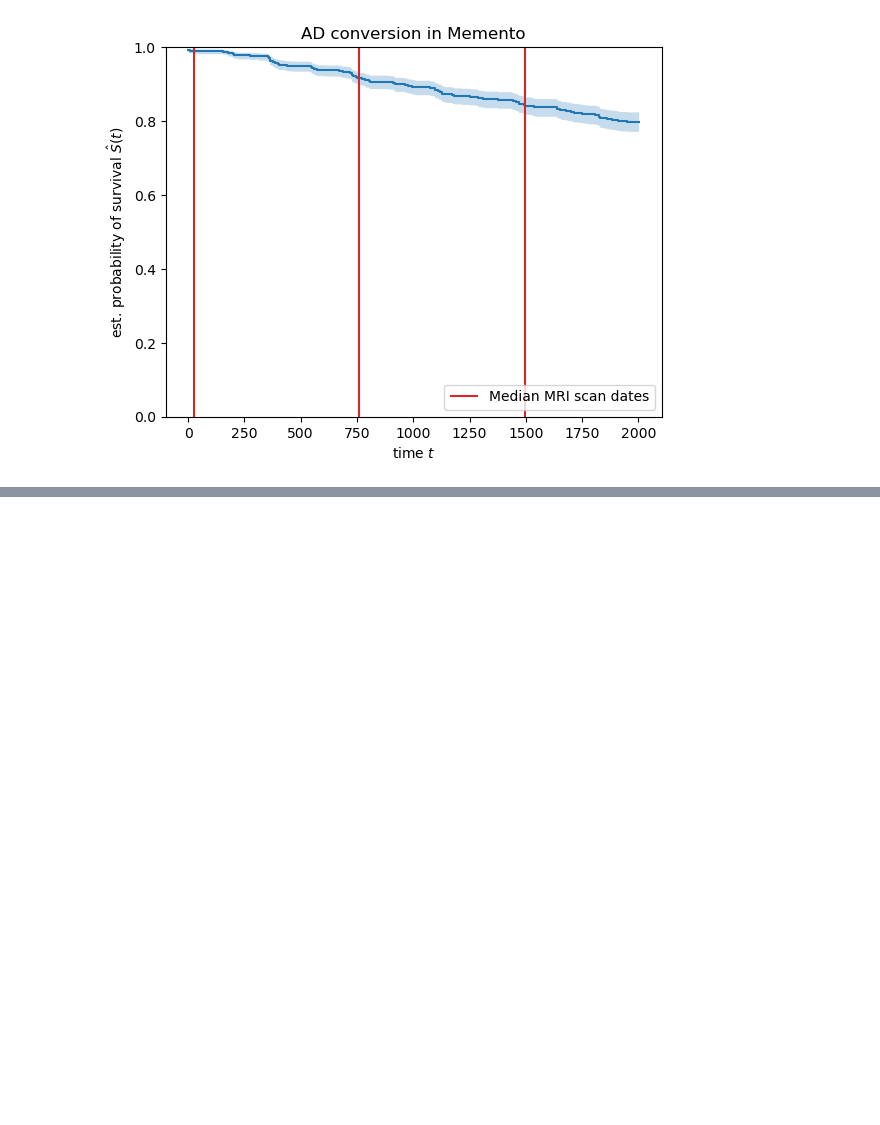
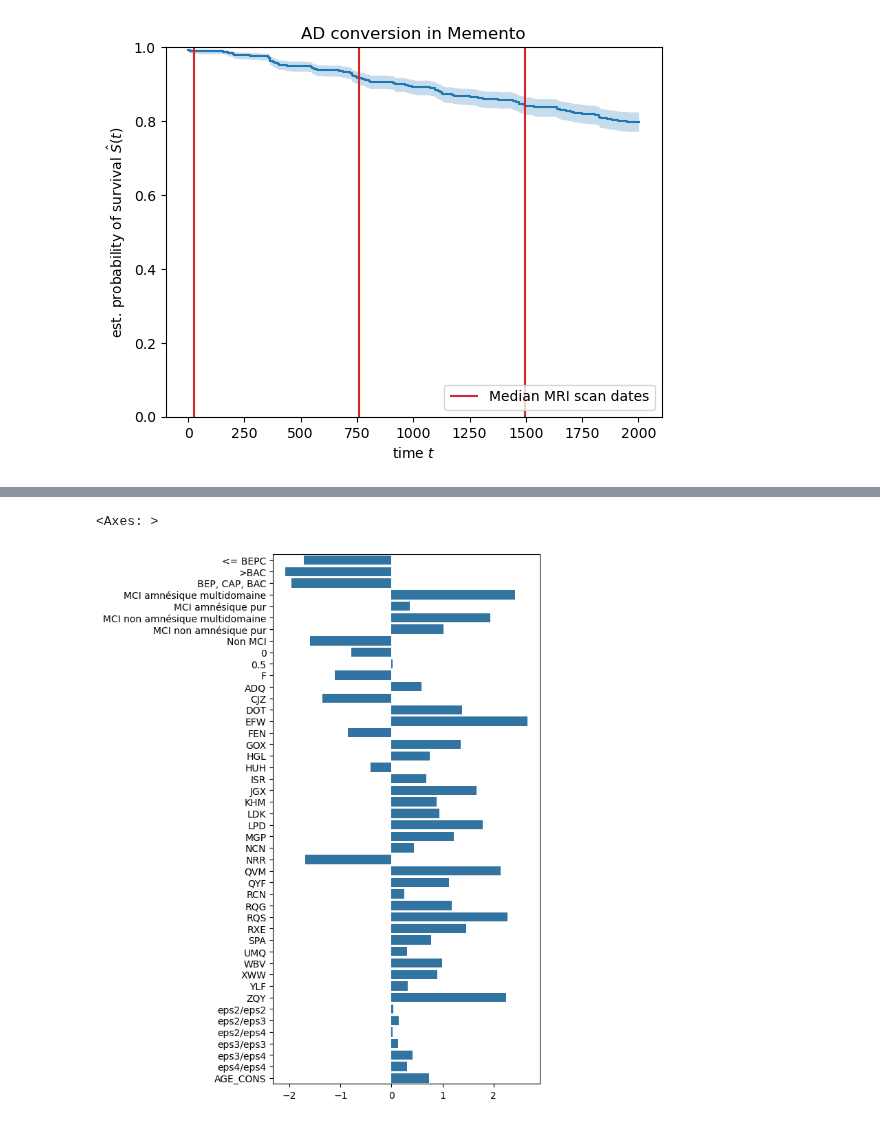
Before and after one commit to jonathan-legrand/bold-dementia, a Jupyter notebook: notebooks/prediction.ipynb, the cells around one changed output, grey strips where cells are left out. Drawn from its saved outputs; the diff is of its cells as text; code cells hidden in the pictures; blank space fills up the shorter version.

Commit message:
Fit Cox model

```diff
--- a/notebooks/prediction.ipynb
+++ b/notebooks/prediction.ipynb
@@ -101,3 +103,8 @@ plt.title("AD conversion in Memento")
 plt.show()
 # %% [output]
 [figure]
+# %%
+# TODO Add sex
+features = [
+    "NIVETUD", "AGE_CONS", "CEN_ANOM", "MCI", "CDRSCR", "APOE_geno"
+]
@@ -103,0 +120,14 @@ plt.show()
+# %%
+from sksurv.linear_model import CoxPHSurvivalAnalysis
+from sklearn.compose import ColumnTransformer
+from sklearn.preprocessing import OneHotEncoder
+
+column_trans = ColumnTransformer(
+    [
+        ('categories', OneHotEncoder(dtype='float'), ['NIVETUD', "MCI", "CDRSCR", "CEN_ANOM", "APOE_geno"])
+    ],
+    remainder='passthrough',
+    verbose_feature_names_out=True,
+    sparse_threshold=0
+)
+column_trans
@@ -103,0 +139,13 @@ plt.show()
+# %%
+from sklearn.pipeline import make_pipeline
+from sklearn.preprocessing import StandardScaler
+
+pipe = make_pipeline(
+    StandardScaler(),
+    CoxPHSurvivalAnalysis()
+)
+
+with warnings.catch_warnings(category=FutureWarning, action="ignore"):
+    X = column_trans.fit_transform(phenotypes[features])
+
+pipe.fit(X, data_y)
@@ -103,0 +155,5 @@ plt.show()
+# %%
+cats = column_trans.named_transformers_["categories"].categories_
+cats.append(np.array(["AGE_CONS"]))
+
+np.hstack(cats)
@@ -103,0 +170,10 @@ plt.show()
+# %%
+estimator = pipe.named_steps["coxphsurvivalanalysis"]
+plt.subplots(figsize=(5, 10))
+sns.barplot(
+    pd.Series(estimator.coef_, index=np.hstack(cats)),
+    orient="h"
+)
+# %% [output]
+<Axes: >
+[figure, added]
```
Also changed, not shown: parts of 5 cells of this notebook.
